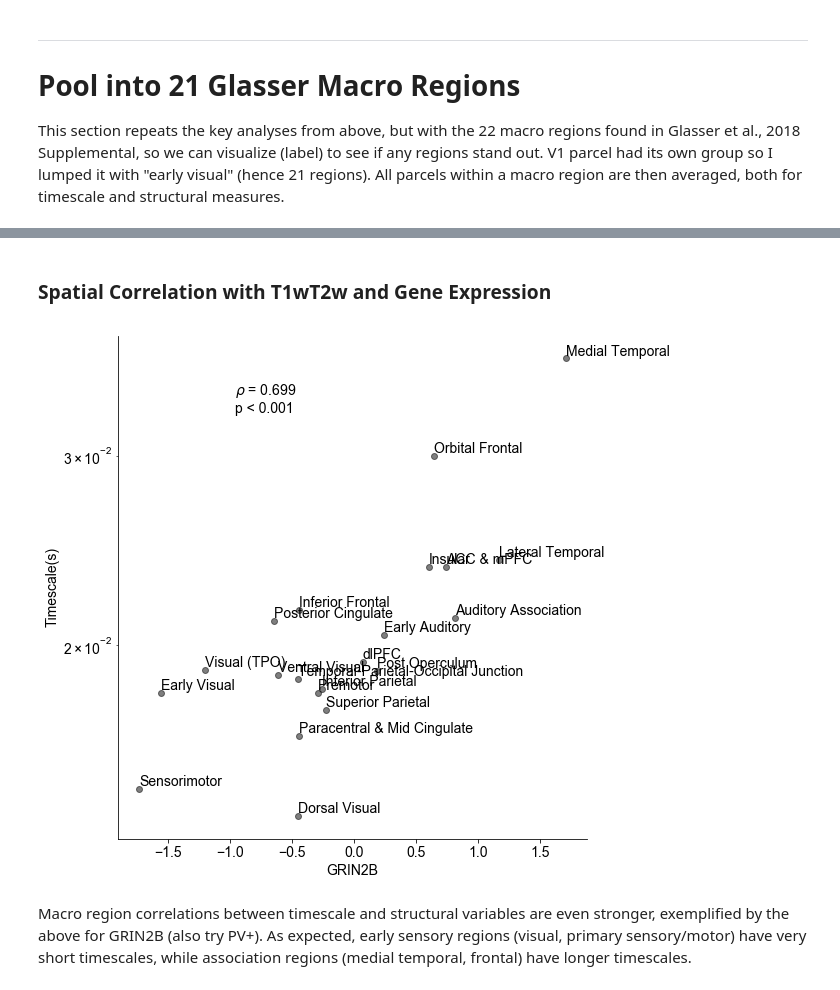
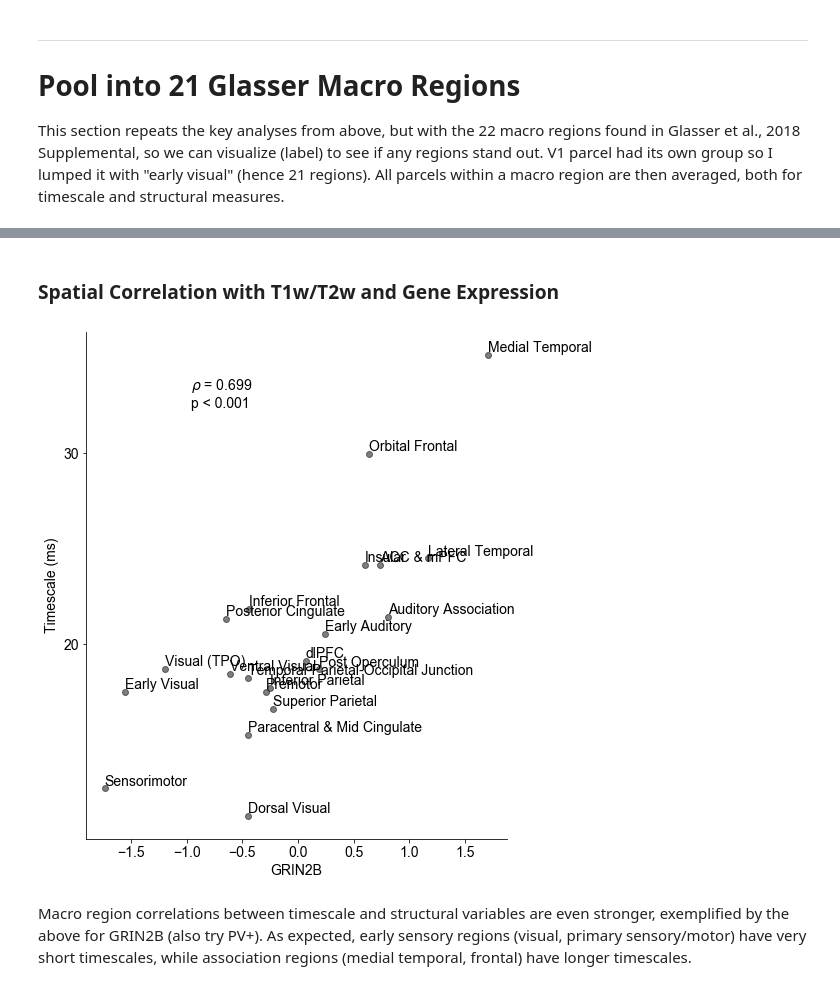
Before and after one commit to rdgao/field-echos, a Jupyter notebook: notebooks/3_viz_human_MMP.ipynb, the cells around one changed output, grey strips where cells are left out. Saved outputs shown, nothing was run; the diff lists cells and outputs as text; code cells hidden in the pictures.

```diff
--- a/notebooks/3_viz_human_MMP.ipynb
+++ b/notebooks/3_viz_human_MMP.ipynb
@@ -625,27 +658,29 @@ https://pandas.pydata.org/pandas-docs/stable/user_guide/indexing.html#deprecate-
 # %% [markdown]
-### Spatial Correlation with T1wT2w and Gene Expression
+### Spatial Correlation with T1w/T2w and Gene Expression
 # %%
 struct_feat = 'GRIN2B'
 plt.figure(figsize=(8,8))
 x = df_struct_macro[struct_feat]
 y = df_tau_macro_mean
 
 plt.plot(x,y, 'ok', alpha=0.5)
 for mr in df_struct_macro.index:
     plt.annotate(mr, (df_struct_macro.loc[mr][struct_feat], df_tau_macro_mean[mr]),
                  horizontalalignment='left', verticalalignment='bottom', fontsize=14)
 
 plt.yscale('log');
-plt.xlabel(struct_feat); plt.ylabel('Timescale(s)');despine()
-#plt.yticks([0.02, 0.03], ['0.02', '0.03']);
+plt.xlabel(struct_feat); plt.ylabel('Timescale (ms)');despine()
+plt.yticks(np.arange(0.02,0.04, 0.01), (np.arange(0.02,0.04, 0.01)*1000).astype(int));
+plt.tick_params('y', which='minor', left=False, labelleft=False)
+
 
 spearmanr(df_struct_macro[struct_feat],df_tau_macro.mean(0), nan_policy='omit')
 rho, pv_est, pv, _ = echo_utils.perm_spearman(x,y,1000)
 s = echo_utils.sig_str(rho, pv, form='text')
 plt.annotate(s, xy=(0.25, 0.85), xycoords='axes fraction');
 plt.tight_layout()
 # %% [output]
-[figure, old version]
+[figure, new version]
 # %% [markdown]
 Macro region correlations between timescale and structural variables are even stronger, exemplified by the above for GRIN2B (also try PV+). As expected, early sensory regions (visual, primary sensory/motor) have very short timescales, while association regions (medial temporal, frontal) have longer timescales.
 # %% [markdown]
```
Also changed, not shown: parts of 21 cells of this notebook, 8 other files.
